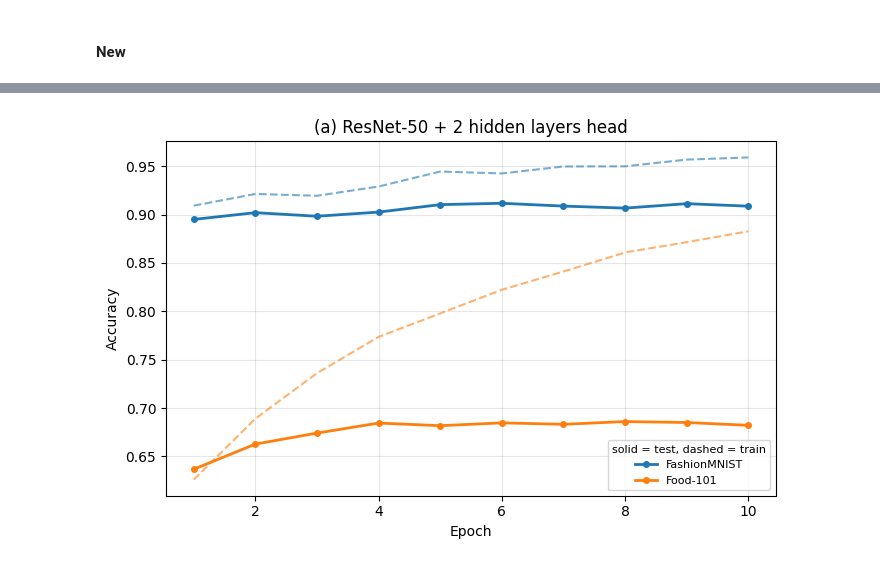
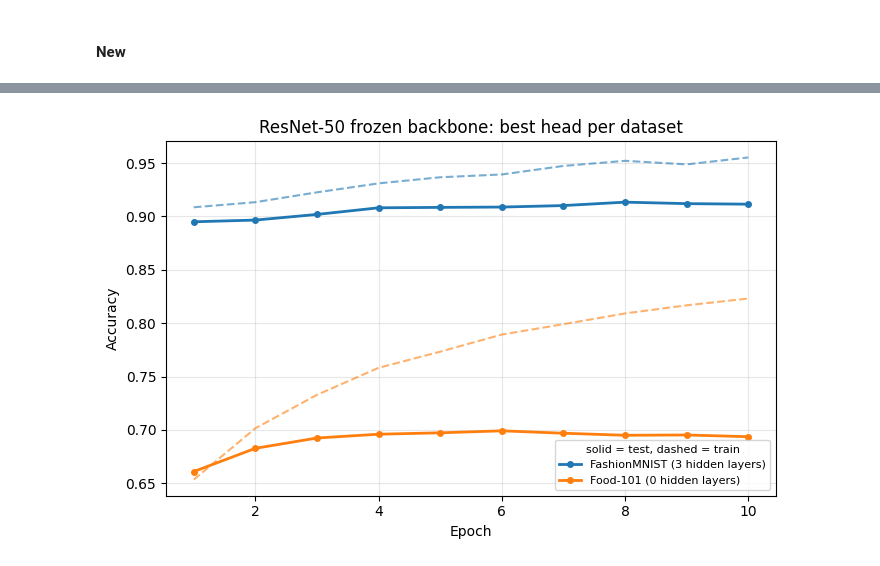
Before and after one commit to jademola/ImageClassificationMLP, a Jupyter notebook: A3_final_anny.ipynb, the cells around one changed output, grey strips where cells are left out. Saved outputs shown, nothing was run; the diff lists cells and outputs as text; code cells hidden in the pictures.

```diff
--- a/A3_final_anny.ipynb
+++ b/A3_final_anny.ipynb
@@ -2606,14 +2606,15 @@ Head training time: 121.0s (8.4s/epoch)
 | 3 hidden layers | 1226341 | 0.8163 | 0.6300 | 0.6728 | ... |
 # %%
 # ---- Final comparison: all three models trained with augmentation ----
-head = '2 hidden layers'
+best_fm = max(resnet_histories, key=lambda k: max(resnet_histories[k]['val_acc']))
+
 fig, ax = plt.subplots(figsize=(7, 4.5))
 
 plot_curves({'MLP (Q5, clean + aug)':  (hist_mlp_aug['train'],          hist_mlp_aug['test']),
              'CNN (Q7, fresh aug)':    (hist_cnn_dyn['train_acc'],      hist_cnn_dyn['test_acc']),
-             'ResNet-50 (Q8, 2 hidden)': (resnet_histories[head]['train_acc'],
-                                          resnet_histories[head]['test_acc'])},
-            '(a) Train vs. test accuracy per epoch', ax)
+             f'ResNet-50 (Q8, {best_fm})': (resnet_histories[best_fm]['train_acc'],
+                                           resnet_histories[best_fm]['test_acc'])},
+            'Train vs. test accuracy per epoch', ax)
 
 
 plt.tight_layout()
@@ -2623,13 +2624,14 @@ plt.show()
 # %%
+
+best_food = max(food101_resnet_histories, key=lambda k: max(food101_resnet_histories[k]['val_acc']))
 fig, ax = plt.subplots(figsize=(7, 4.5))
 
-
-plot_curves({'FashionMNIST': (resnet_histories[head]['train_acc'],         resnet_histories[head]['test_acc']),
-             'Food-101':     (food101_resnet_histories[head]['train_acc'], food101_resnet_histories[head]['test_acc'])},
-            f'(a) ResNet-50 + {head} head', ax)
-
-
+plot_curves({f'FashionMNIST ({best_fm})': (resnet_histories[best_fm]['train_acc'],
+                                           resnet_histories[best_fm]['test_acc']),
+             f'Food-101 ({best_food})':   (food101_resnet_histories[best_food]['train_acc'],
+                                           food101_resnet_histories[best_food]['test_acc'])},
+            'ResNet-50 frozen backbone: best head per dataset', ax)
 plt.tight_layout()
 plt.show()
 # %% [output]
-[figure, old version]
+[figure, new version]
```
Also changed, not shown: parts of 1 cell of this notebook.
